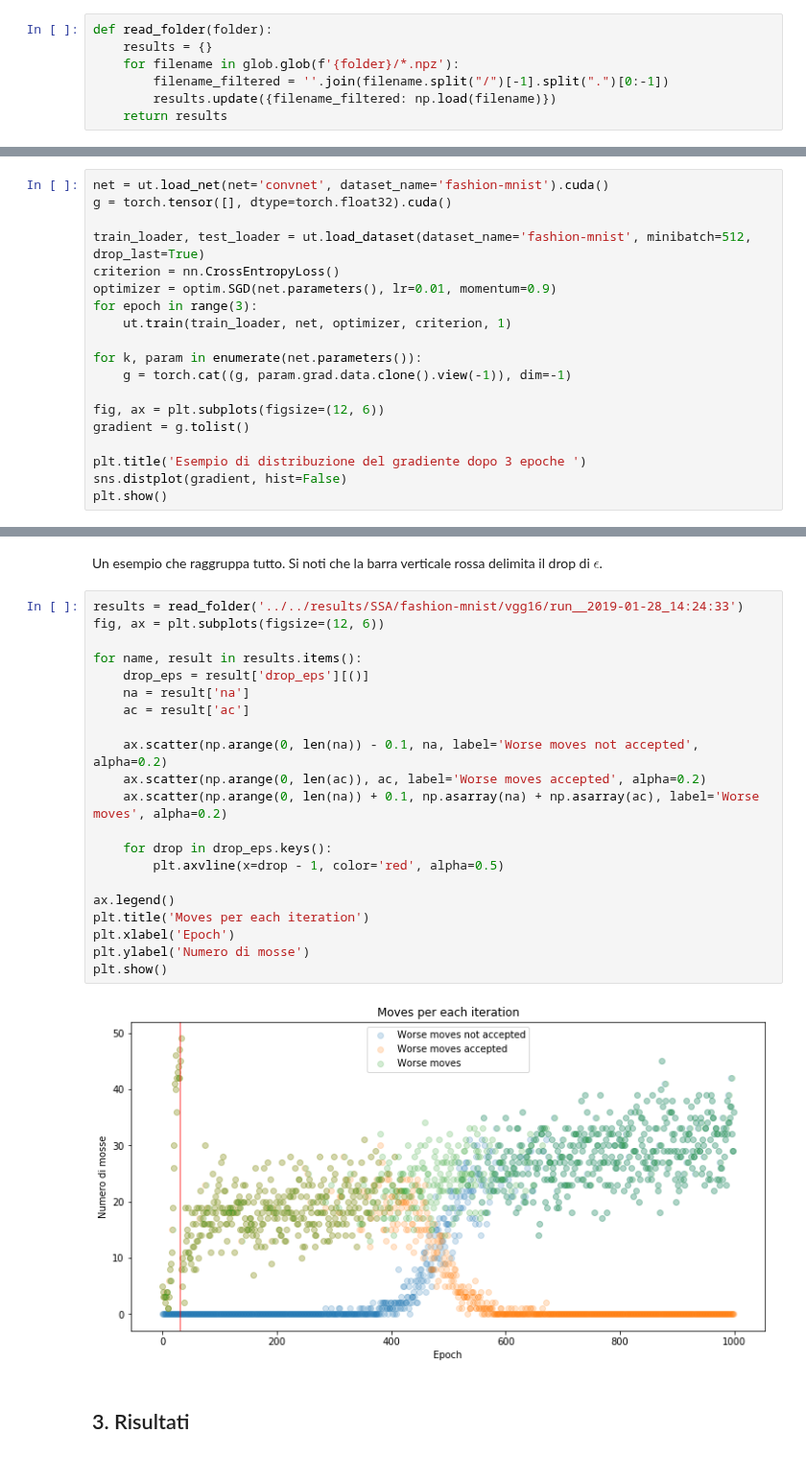
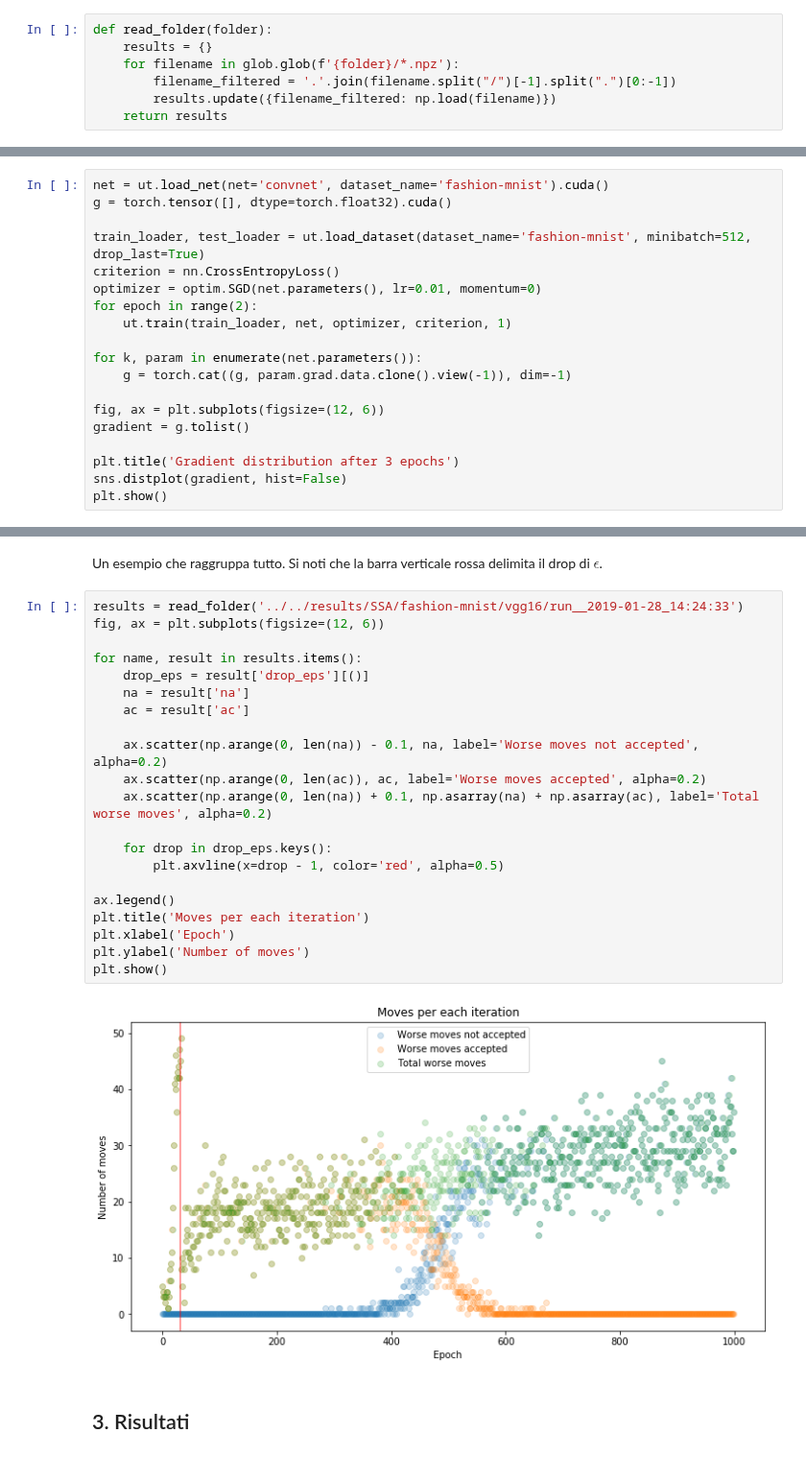
Before and after one commit to strin-matey/thesis, a Jupyter notebook: notebooks/sa/SimulatedAnnealingFinal.ipynb, the cells around one changed output, grey strips where cells are left out. Shown at 96% size. Saved outputs shown, nothing was run; the diff lists cells and outputs as text.

```diff
--- a/notebooks/sa/SimulatedAnnealingFinal.ipynb
+++ b/notebooks/sa/SimulatedAnnealingFinal.ipynb
@@ -40,7 +40,7 @@ import glob
 def read_folder(folder):
     results = {}
     for filename in glob.glob(f'{folder}/*.npz'):
-        filename_filtered = ''.join(filename.split("/")[-1].split(".")[0:-1])
+        filename_filtered = '.'.join(filename.split("/")[-1].split(".")[0:-1])
         results.update({filename_filtered: np.load(filename)})
     return results
 # %%
@@ -136,8 +136,8 @@ g = torch.tensor([], dtype=torch.float32).cuda()
 
 train_loader, test_loader = ut.load_dataset(dataset_name='fashion-mnist', minibatch=512, drop_last=True)
 criterion = nn.CrossEntropyLoss()
-optimizer = optim.SGD(net.parameters(), lr=0.01, momentum=0.9)
-for epoch in range(3):
+optimizer = optim.SGD(net.parameters(), lr=0.01, momentum=0)
+for epoch in range(2):
     ut.train(train_loader, net, optimizer, criterion, 1)
 
 for k, param in enumerate(net.parameters()):
@@ -146,7 +146,7 @@ for k, param in enumerate(net.parameters()):
 fig, ax = plt.subplots(figsize=(12, 6))
 gradient = g.tolist()
 
-plt.title('Esempio di distribuzione del gradiente dopo 3 epoche ')
+plt.title('Gradient distribution after 3 epochs')
 sns.distplot(gradient, hist=False)
 plt.show()
 # %% [output]
@@ -263,26 +265,26 @@ Un esempio che raggruppa tutto. Si noti che la barra verticale rossa delimita il
 # %%
 results = read_folder('../../results/SSA/fashion-mnist/vgg16/run__2019-01-28_14:24:33')
 fig, ax = plt.subplots(figsize=(12, 6))
 
 for name, result in results.items():
     drop_eps = result['drop_eps'][()]
     na = result['na']
     ac = result['ac']
 
     ax.scatter(np.arange(0, len(na)) - 0.1, na, label='Worse moves not accepted', alpha=0.2)
     ax.scatter(np.arange(0, len(ac)), ac, label='Worse moves accepted', alpha=0.2)
-    ax.scatter(np.arange(0, len(na)) + 0.1, np.asarray(na) + np.asarray(ac), label='Worse moves', alpha=0.2)
+    ax.scatter(np.arange(0, len(na)) + 0.1, np.asarray(na) + np.asarray(ac), label='Total worse moves', alpha=0.2)
 
     for drop in drop_eps.keys():
         plt.axvline(x=drop - 1, color='red', alpha=0.5)
 
 ax.legend()
 plt.title('Moves per each iteration')
 plt.xlabel('Epoch')
-plt.ylabel('Numero di mosse')
+plt.ylabel('Number of moves')
 plt.show()
 # %% [output]
-[figure, old version]
+[figure, new version]
 # %% [markdown]
 ## 3. Risultati
 # %% [markdown]
```
Also changed, not shown: parts of 9 cells of this notebook.
